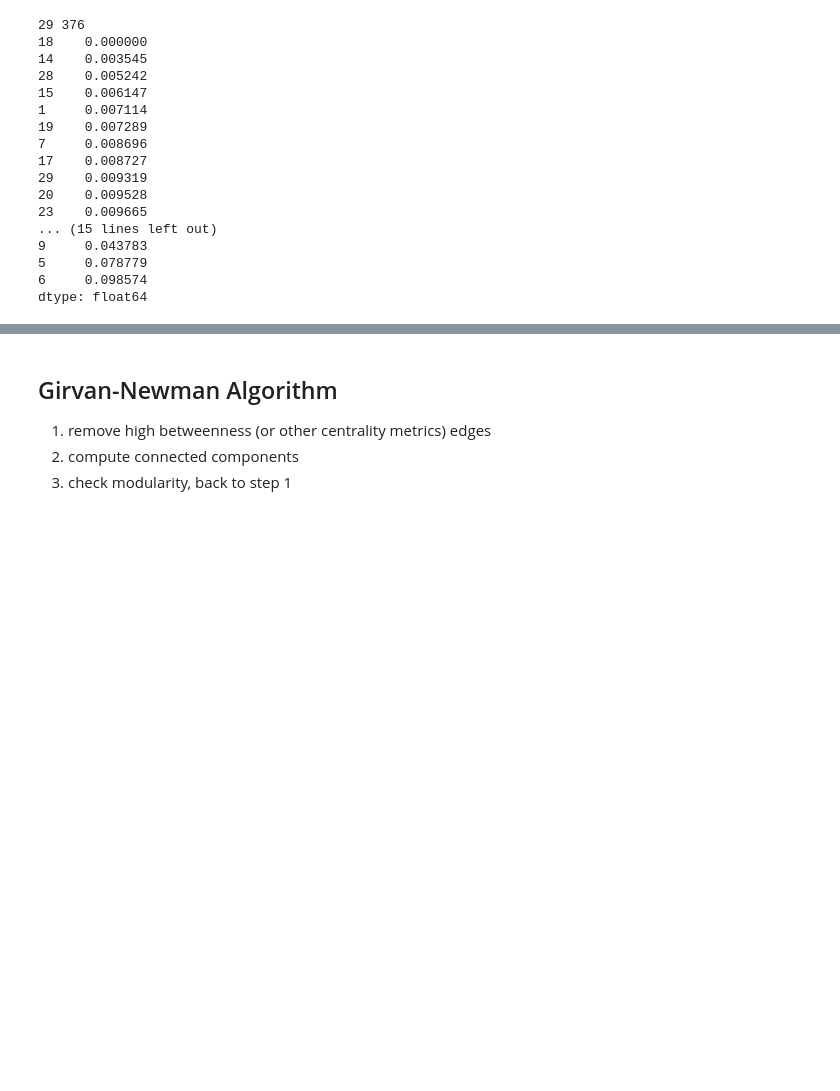
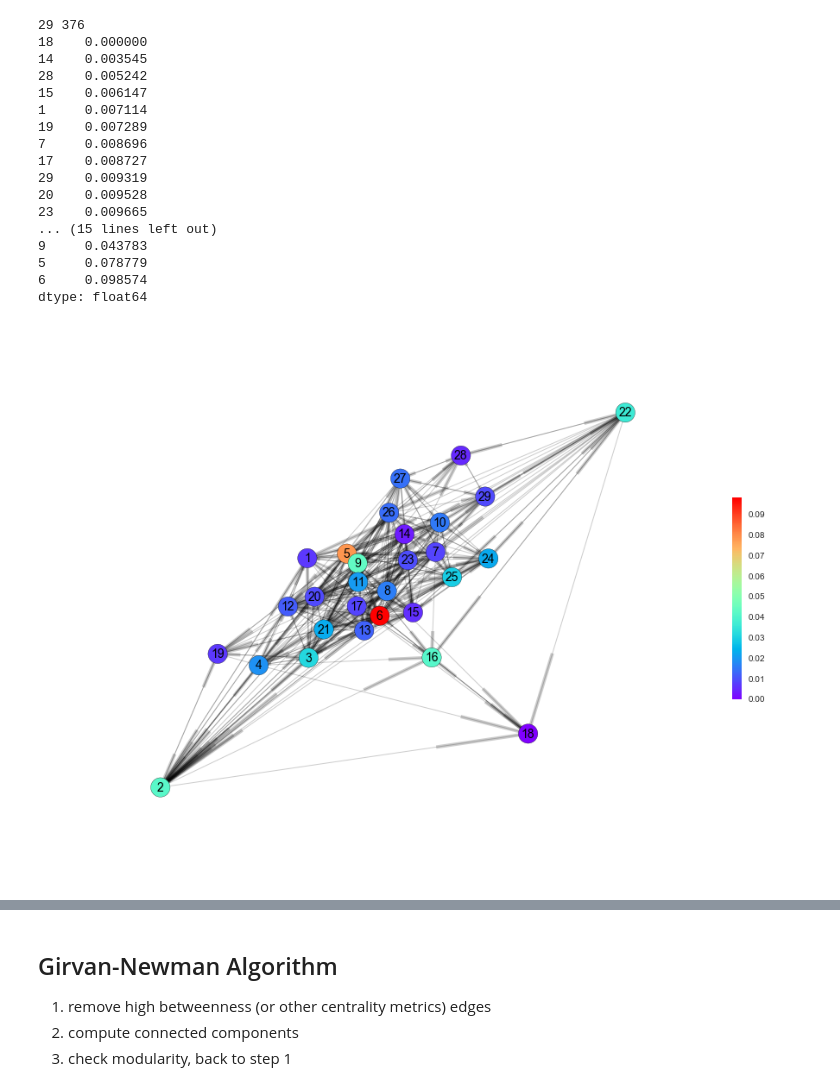
Before and after one commit to weifei/StudyTopics, a Jupyter notebook: clustering/A Primer On Spectral Clustering.ipynb, the cells around one changed output, grey strips where cells are left out. Drawn from its saved outputs; the diff is of its cells as text; code cells hidden in the pictures; blank space fills up the shorter version.

```diff
--- a/clustering/A Primer On Spectral Clustering.ipynb
+++ b/clustering/A Primer On Spectral Clustering.ipynb
@@ -530,8 +547,10 @@ def modularity(graph, partition, weight='weight'):
     - Katz centrality and PageRank
 # %%
 G = cf.load_seventh_grader_network()
+pos = nx.spring_layout(G)
 print G.number_of_nodes(), G.number_of_edges()
-print pd.Series(nx.betweenness_centrality(G)).sort_values()
+centralities = pd.Series(nx.betweenness_centrality(G))
+print pd.Series(centralities).sort_values()
 # %% [output]
 29 376
 18    0.000000
@@ -550,6 +569,10 @@ print pd.Series(nx.betweenness_centrality(G)).sort_values()
 5     0.078779
 6     0.098574
 dtype: float64
+# %%
+draw_graph_with_node_colors(G, centralities, pos=pos, alpha=0.2)
+# %% [output]
+[figure, added]
 # %%
 G = nx.erdos_renyi_graph(50, 0.13)
 pos = nx.spring_layout(G)
```
Also changed, not shown: parts of 19 cells of this notebook.
